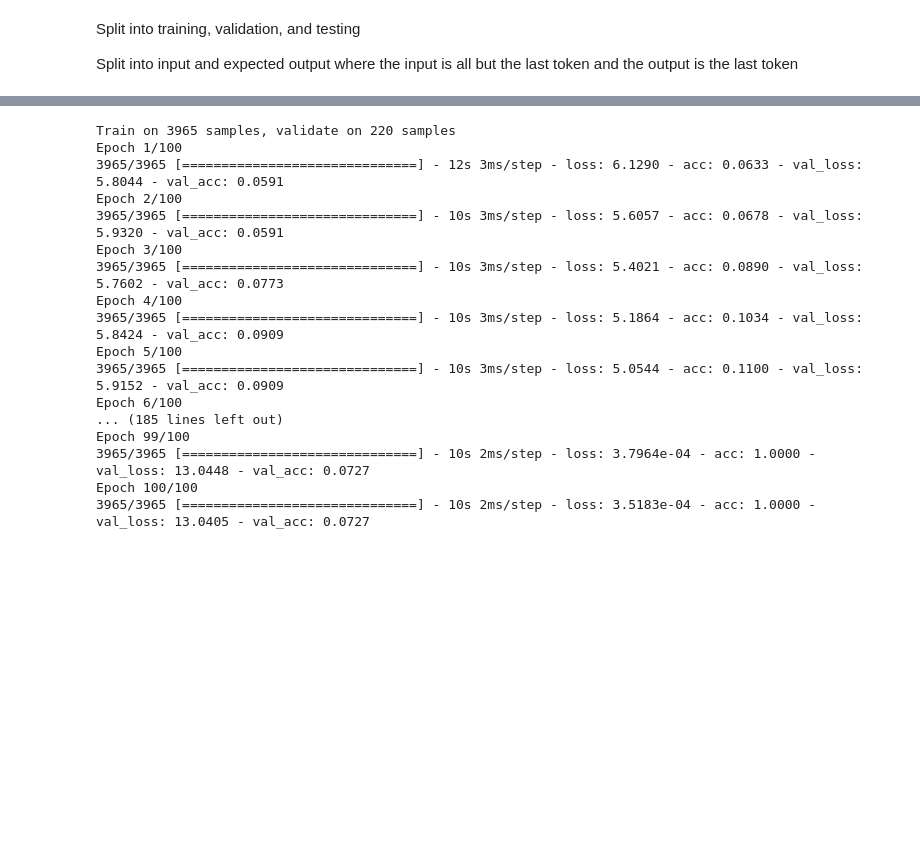
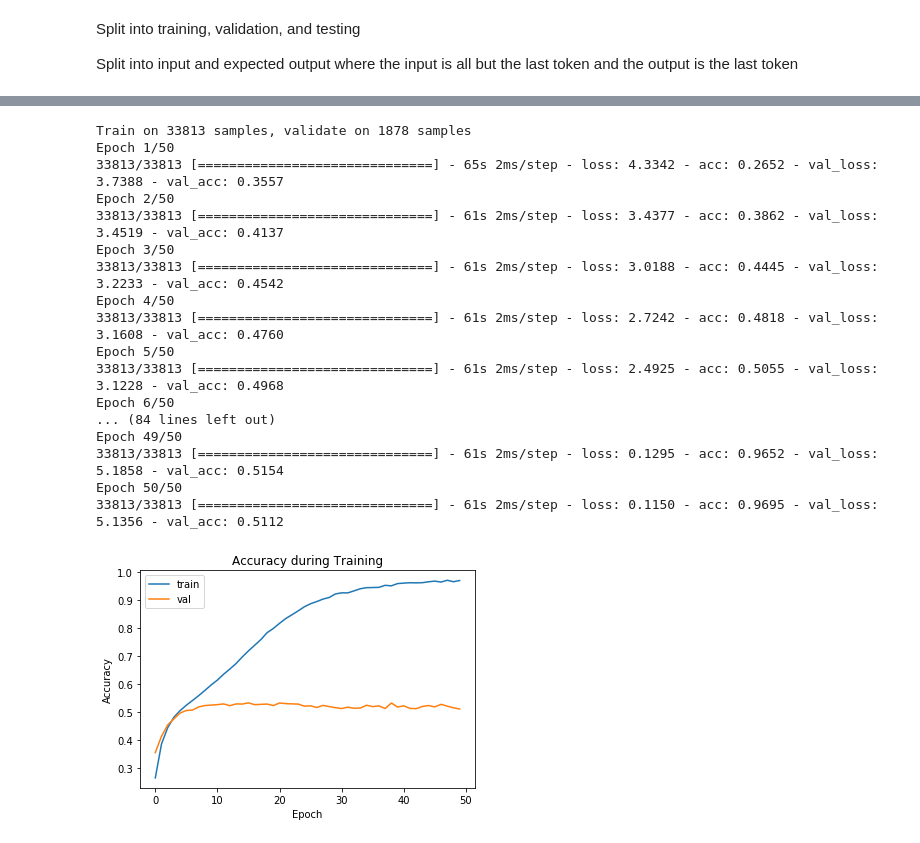
Before and after one commit to ericlabouve/LSTM-Word-Generation, a Jupyter notebook: LSTM with Embedding Layer.ipynb, the cells around one changed output, grey strips where cells are left out. Cells and saved outputs as stored; diff of their text form; code cells hidden in the pictures; blank space fills up the shorter version.

```diff
--- a/LSTM with Embedding Layer.ipynb
+++ b/LSTM with Embedding Layer.ipynb
@@ -25,12 +35,12 @@ def tokenizeFile(fileName: str) -> list:
 # %%
 # Cut number of words so we can fit everything in memory
-tokens_all = tokenizeFile("TheLordOfTheRings_Book1.txt")
-tokens = tokens_all[:len(tokens_all)//50]
+tokens = tokens_all[:len(tokens_all)//10]
+# tokens = tokens_all[:len(tokens_all)]
 print('Total Tokens: %d' % len(tokens))
 print('Unique Tokens: %d' % len(set(tokens)))
 
 # Change this parameter to decrease or increase the size of the training samples
-N = 30
+N = 20
 ngrams_tokens = list(ngrams(tokens, N))
 np.random.shuffle(ngrams_tokens)
 print('Total ngrams: %d' % len(ngrams_tokens))
@@ -48,7 +58,8 @@ Assign a unique ID to each token and make an inverted index so we can look up te
 
 Determine the vocabulary size for the Embedding layer.
 # %%
-tokenizer = Tokenizer(filters='\t\n')
+tokenizer = Tokenizer(filters='')
+# tokenizer = Tokenizer(filters='\t\n')
 tokenizer.fit_on_texts(ngrams_samples)
 sequencies = np.array(tokenizer.texts_to_sequences(ngrams_samples))
 # sequencies = tokenizer.texts_to_sequences(ngrams_samples)
@@ -112,22 +123,48 @@ _________________________________________________________________
 None
 # %%
 model.compile(loss='categorical_crossentropy', optimizer='adam', metrics=['accuracy'])
-history = model.fit(tr_input, tr_output, batch_size=32, epochs=100, validation_data=(va_input, va_output))
+history = model.fit(tr_input, tr_output, batch_size=32, epochs=50, validation_data=(va_input, va_output))
 # %% [output]
-Train on 3965 samples, validate on 220 samples
-Epoch 1/100
-3965/3965 [==============================] - 12s 3ms/step - loss: 6.1290 - acc: 0.0633 - val_loss: 5.8044 - val_acc: 0.0591
-Epoch 2/100
-3965/3965 [==============================] - 10s 3ms/step - loss: 5.6057 - acc: 0.0678 - val_loss: 5.9320 - val_acc: 0.0591
-Epoch 3/100
-3965/3965 [==============================] - 10s 3ms/step - loss: 5.4021 - acc: 0.0890 - val_loss: 5.7602 - val_acc: 0.0773
-Epoch 4/100
-3965/3965 [==============================] - 10s 3ms/step - loss: 5.1864 - acc: 0.1034 - val_loss: 5.8424 - val_acc: 0.0909
-Epoch 5/100
-3965/3965 [==============================] - 10s 3ms/step - loss: 5.0544 - acc: 0.1100 - val_loss: 5.9152 - val_acc: 0.0909
-Epoch 6/100
-... (185 lines left out)
-Epoch 99/100
-3965/3965 [==============================] - 10s 2ms/step - loss: 3.7964e-04 - acc: 1.0000 - val_loss: 13.0448 - val_acc: 0.0727
-Epoch 100/100
-3965/3965 [==============================] - 10s 2ms/step - loss: 3.5183e-04 - acc: 1.0000 - val_loss: 13.0405 - val_acc: 0.0727
+Train on 33813 samples, validate on 1878 samples
+Epoch 1/50
+33813/33813 [==============================] - 65s 2ms/step - loss: 4.3342 - acc: 0.2652 - val_loss: 3.7388 - val_acc: 0.3557
+Epoch 2/50
+33813/33813 [==============================] - 61s 2ms/step - loss: 3.4377 - acc: 0.3862 - val_loss: 3.4519 - val_acc: 0.4137
+Epoch 3/50
+33813/33813 [==============================] - 61s 2ms/step - loss: 3.0188 - acc: 0.4445 - val_loss: 3.2233 - val_acc: 0.4542
+Epoch 4/50
+33813/33813 [==============================] - 61s 2ms/step - loss: 2.7242 - acc: 0.4818 - val_loss: 3.1608 - val_acc: 0.4760
+Epoch 5/50
+33813/33813 [==============================] - 61s 2ms/step - loss: 2.4925 - acc: 0.5055 - val_loss: 3.1228 - val_acc: 0.4968
+Epoch 6/50
+... (84 lines left out)
+Epoch 49/50
+33813/33813 [==============================] - 61s 2ms/step - loss: 0.1295 - acc: 0.9652 - val_loss: 5.1858 - val_acc: 0.5154
+Epoch 50/50
+33813/33813 [==============================] - 61s 2ms/step - loss: 0.1150 - acc: 0.9695 - val_loss: 5.1356 - val_acc: 0.5112
+# %%
+from matplotlib import pyplot as plt
+
+def plot_accuracy(history):
+    plt.plot(history.history['acc'],label='train')
+    if 'val_acc' in history.history:
+        plt.plot(history.history['val_acc'],label='val')
+    plt.xlabel('Epoch')
+    plt.ylabel('Accuracy')
+    plt.legend()
+    plt.title('Accuracy during Training')
+    plt.show()
+
+def plot_loss(history):
+    plt.plot(history.history['loss'],label='train')
+    if 'val_loss' in history.history:
+        plt.plot(history.history['val_loss'],label='val')
+    plt.xlabel('Epoch')
+    plt.ylabel('Loss')
+    plt.legend()
+    plt.title('Loss during Training')
+    plt.show()
+# %%
+plot_accuracy(history)
+# %% [output]
+[figure, added]
```
Also changed, not shown: parts of 11 cells of this notebook, 9 other files.
